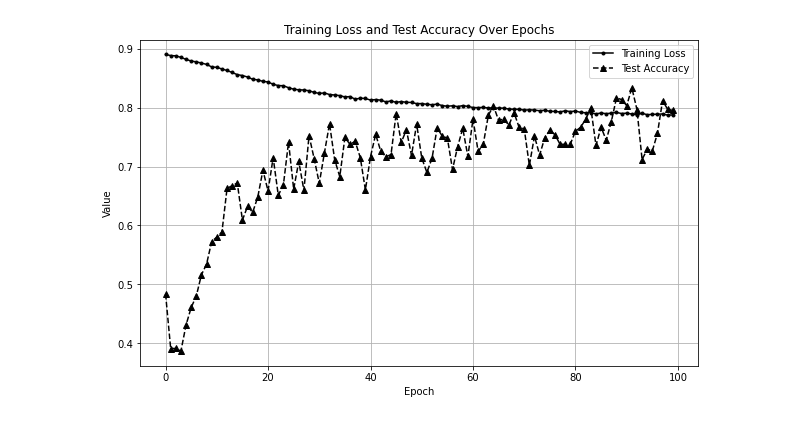
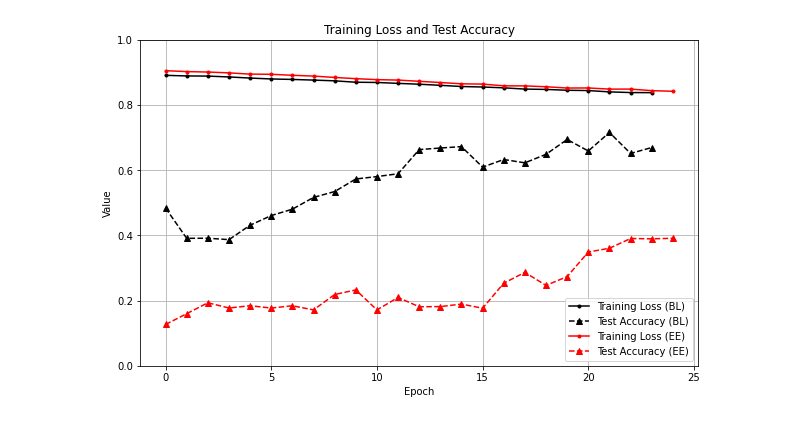
Before and after one commit to ColeHarten/cs242-final-project-group3, a Jupyter notebook: training_visualizations/parser_and_plotter.ipynb, the cells around one changed output. Saved outputs shown, nothing was run; the diff lists cells and outputs as text; code cells hidden in the pictures.

```diff
--- a/training_visualizations/parser_and_plotter.ipynb
+++ b/training_visualizations/parser_and_plotter.ipynb
@@ -51,20 +51,35 @@ import matplotlib.pyplot as plt
 # %%
-def plot_training_metrics(df):
+import matplotlib.pyplot as plt
+import pandas as pd
+
+def plot_training_metrics(df_bl, df_ee, title, filename):
     plt.figure(figsize=(10, 6))
 
-    plt.plot(df['Epoch'], df['Train_Seg_Loss'], label='Training Loss', color='black', marker='.', linestyle='-')
-    plt.plot(df['Epoch'], df['Test_Overall_Acc'], label='Test Accuracy', color='black', marker='^', linestyle='--')
+    plt.plot(df_bl['Epoch'], df_bl['Train_Seg_Loss'], label='Training Loss (BL)', color='black', marker='.', linestyle='-')
+    plt.plot(df_bl['Epoch'], df_bl['Test_Overall_Acc'], label='Test Accuracy (BL)', color='black', marker='^', linestyle='--')
 
-    plt.title('Training Loss and Test Accuracy Over Epochs')
+    plt.plot(df_ee['Epoch'], df_ee['Train_Seg_Loss'], label='Training Loss (EE)', color='red', marker='.', linestyle='-')
+    plt.plot(df_ee['Epoch'], df_ee['Test_Overall_Acc'], label='Test Accuracy (EE)', color='red', marker='^', linestyle='--')
+
+
+    plt.title(title)
     plt.xlabel('Epoch')
     plt.ylabel('Value')
+    plt.ylim((0,1))
     plt.grid(True)
     plt.legend()
+
+    plt.savefig(filename, dpi=300)
+
     plt.show()
 
-df = pd.read_csv("parsed_data.csv")
+    plt.close()  # Close the plot to free memory
 
-# Call the function to plot
-plot_training_metrics(df)
+# Load data
+df = pd.read_csv("parsed_data.csv")[:24]
+df_early_exit = pd.read_csv("parsed_data_2.csv")
+
+# Generate and save plots with different titles and filenames
+plot_training_metrics(df, df_early_exit, 'Training Loss and Test Accuracy', 'combined_plot.png')
 # %% [output]
-[figure, old version]
+[figure, new version]
```
Also changed, not shown: parts of 1 cell of this notebook, 6 other files.
